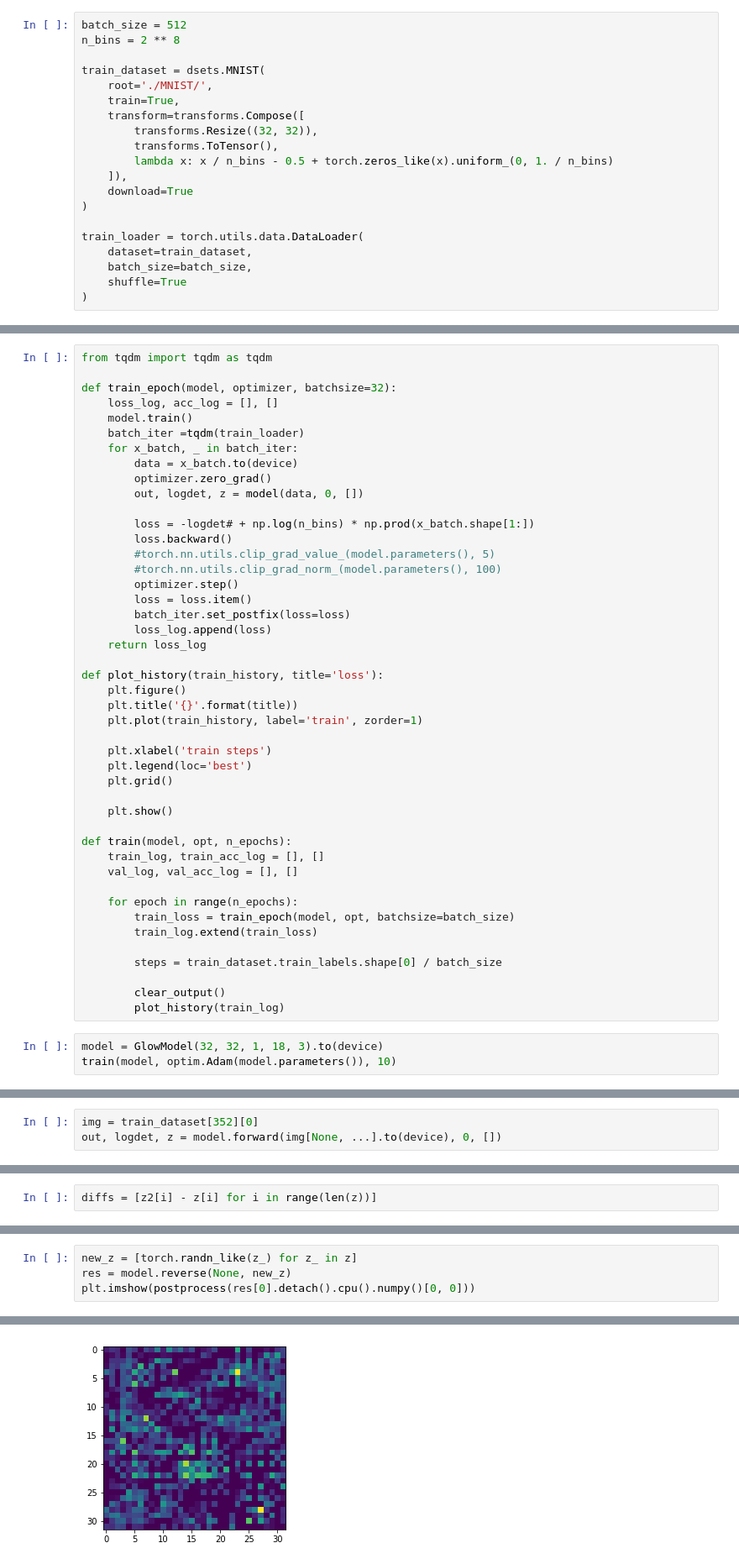
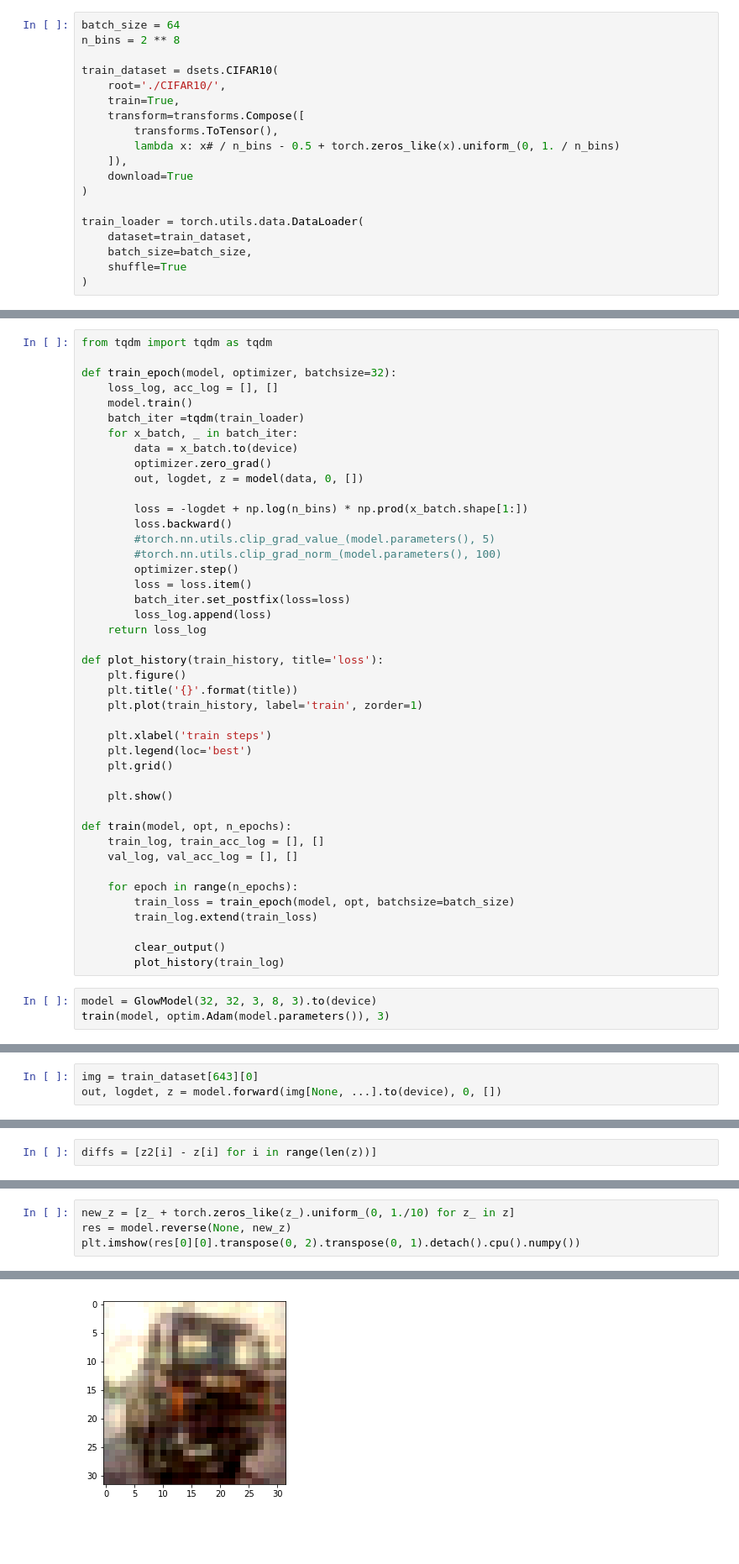
Before and after one commit to Akiiino/GLOW, a Jupyter notebook: Glow.ipynb, the cells around one changed output, grey strips where cells are left out. Shown: that part at 84% size. Cells and saved outputs as stored; diff of their text form; blank space fills up the shorter version.

Commit message:
CIFAR experiments

```diff
--- a/Glow.ipynb
+++ b/Glow.ipynb
@@ -15,16 +15,15 @@ import numpy as np
 import matplotlib.pyplot as plt
 from IPython.display import clear_output
 # %%
-batch_size = 512
+batch_size = 64
 n_bins = 2 ** 8
 
-train_dataset = dsets.MNIST(
-    root='./MNIST/',
+train_dataset = dsets.CIFAR10(
+    root='./CIFAR10/',
     train=True,
     transform=transforms.Compose([
-        transforms.Resize((32, 32)),
         transforms.ToTensor(),
-        lambda x: x / n_bins - 0.5 + torch.zeros_like(x).uniform_(0, 1. / n_bins)
+        lambda x: x# / n_bins - 0.5 + torch.zeros_like(x).uniform_(0, 1. / n_bins)
     ]),
     download=True
 )
@@ -229,7 +230,7 @@ def train_epoch(model, optimizer, batchsize=32):
         optimizer.zero_grad()
         out, logdet, z = model(data, 0, [])
 
-        loss = -logdet# + np.log(n_bins) * np.prod(x_batch.shape[1:])
+        loss = -logdet + np.log(n_bins) * np.prod(x_batch.shape[1:])
         loss.backward()
         #torch.nn.utils.clip_grad_value_(model.parameters(), 5)
         #torch.nn.utils.clip_grad_norm_(model.parameters(), 100)
@@ -258,11 +259,9 @@ def train(model, opt, n_epochs):
         train_loss = train_epoch(model, opt, batchsize=batch_size)
         train_log.extend(train_loss)
 
-        steps = train_dataset.train_labels.shape[0] / batch_size
-
         clear_output()
         plot_history(train_log)
 # %%
-model = GlowModel(32, 32, 1, 18, 3).to(device)
-train(model, optim.Adam(model.parameters()), 10)
+model = GlowModel(32, 32, 3, 8, 3).to(device)
+train(model, optim.Adam(model.parameters()), 3)
 # %% [output]
@@ -271,6 +271,6 @@ train(model, optim.Adam(model.parameters()), 10)
 def postprocess(x):
     return np.clip(np.floor((x + 0.5) * n_bins), 0, 255)
 # %%
-img = train_dataset[352][0]
+img = train_dataset[643][0]
 out, logdet, z = model.forward(img[None, ...].to(device), 0, [])
 # %%
@@ -299,5 +309,5 @@ plt.show()
 # %%
-new_z = [torch.randn_like(z_) for z_ in z]
+new_z = [z_ + torch.zeros_like(z_).uniform_(0, 1./10) for z_ in z]
 res = model.reverse(None, new_z)
-plt.imshow(postprocess(res[0].detach().cpu().numpy()[0, 0]))
+plt.imshow(res[0][0].transpose(0, 2).transpose(0, 1).detach().cpu().numpy())
 # %% [output]
@@ -305,2 +316,2 @@ plt.imshow(postprocess(res[0].detach().cpu().numpy()[0, 0]))
-[figure, old version]
+[figure, new version]
 # %%
```
Also changed, not shown: parts of 10 cells of this notebook.
